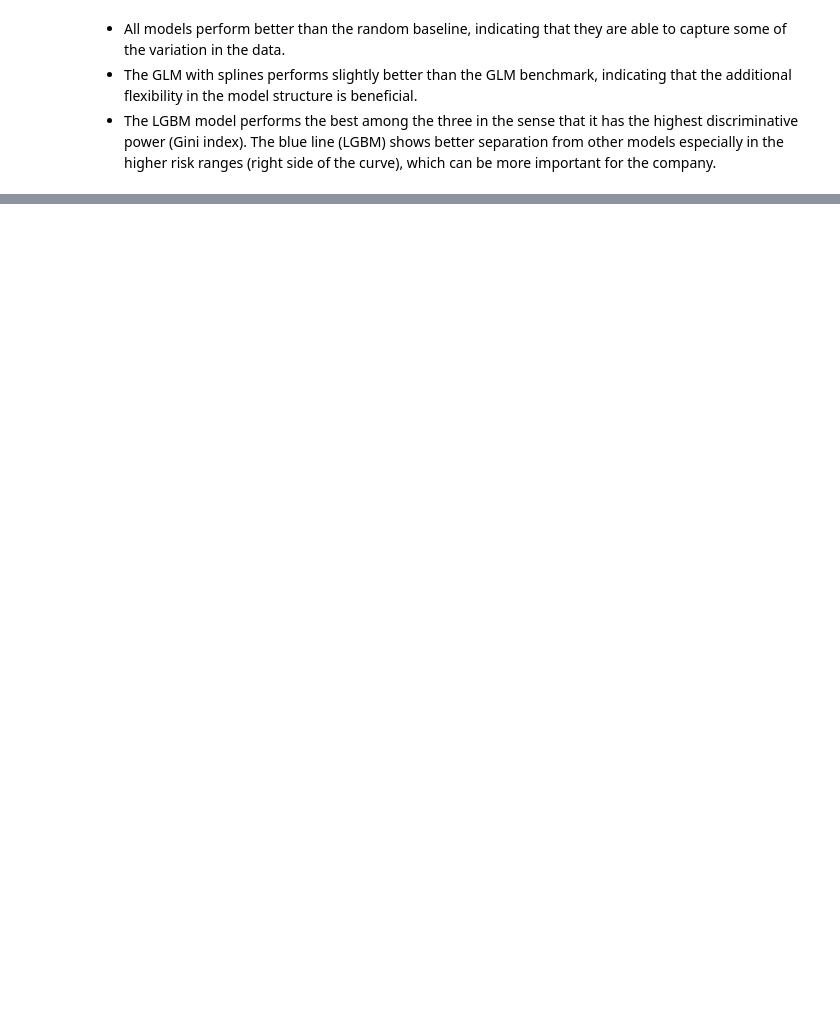
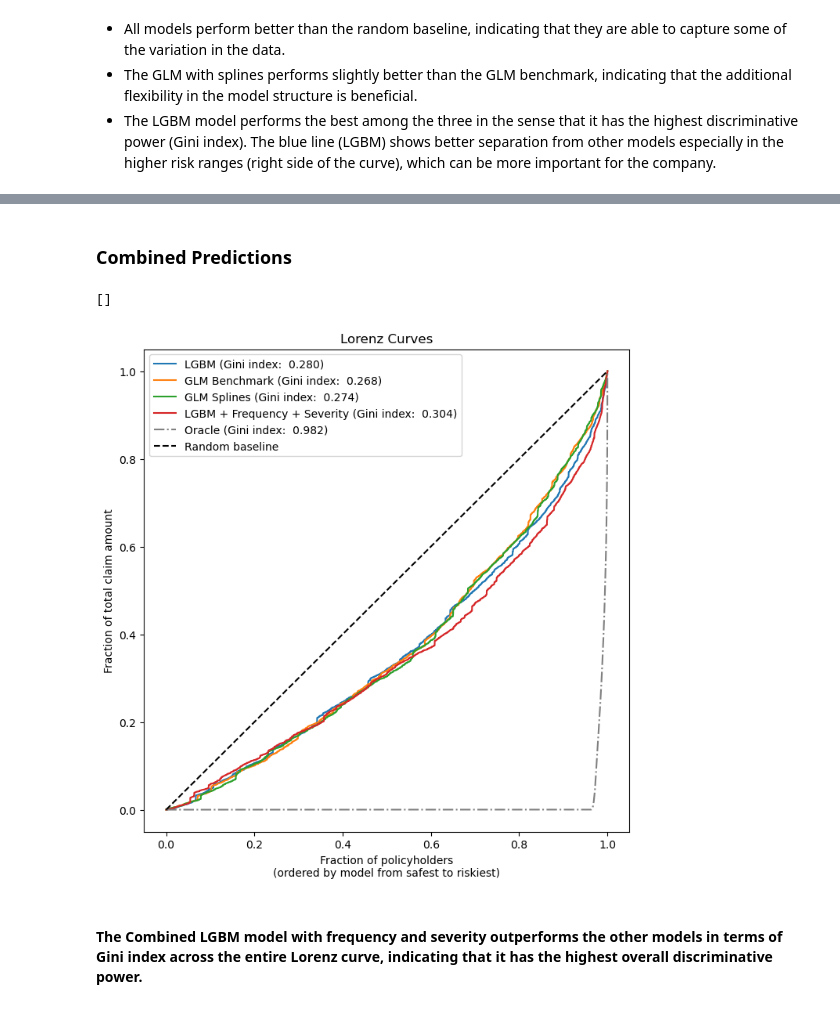
Before and after one commit to charliewarburton/ps3_claims, a Jupyter notebook: ps3/analysis.ipynb, the cells around one changed output, grey strips where cells are left out. Saved outputs shown, nothing was run; the diff lists cells and outputs as text; code cells hidden in the pictures; blank space fills up the shorter version.

```diff
--- a/ps3/analysis.ipynb
+++ b/ps3/analysis.ipynb
@@ -331,7 +331,7 @@ for n_knots in knots_range:
 
     model = Pipeline([
         ("preprocessor", preprocessor),
-        ("estimate", GeneralizedLinearRegressor(family=TweedieDist, l1_ratio=1, fit_intercept=True, max_iter=1000))
+        ("estimate", GeneralizedLinearRegressor(family=TweedieDist, l1_ratio=1, fit_intercept=True, max_iter=1000, verbose=False))
     ])
 
     # Fit model and get predictions
@@ -371,7 +371,7 @@ model_pipeline_lgbm = Pipeline([
         objective='tweedie',  # Using tweedie objective for insurance claims
         tweedie_variance_power=1.5,  # Common value for insurance claims
         n_estimators=50,
-        learning_rate=0.05
+        learning_rate=0.1
     ))
 ])
 
@@ -520,0 +549,4 @@ plt.plot()
+# %%
+z = df['ClaimNb'].values
+weight_freq = df['Exposure'].values
+y_freq = z / weight # claims frequency
@@ -520,0 +671,49 @@ plt.plot()
+# %% [markdown]
+### Combined Predictions
+# %%
+# Combined predictions
+df_test['freq_pred'] = f_lgbm.predict(df_test[predictors])
+df_test['sev_pred'] = s_lgbm.predict(df_test[predictors])
+df_test['pp_t_lgbm_freq_sev'] = df_test['freq_pred'] * df_test['sev_pred']
+
+df_train['freq_pred'] = f_lgbm.predict(df_train[predictors])
+df_train['sev_pred'] = s_lgbm.predict(df_train[predictors])
+df_train['pp_t_lgbm_freq_sev'] = df_train['freq_pred'] * df_train['sev_pred']
+# %%
+fig, ax = plt.subplots(figsize=(8, 8))
+
+for label, y_pred in [
+    ("LGBM", df_test["pp_t_lgbm"]),
+    ("GLM Benchmark", df_test["pp_t_glm1"]),
+    ("GLM Splines", df_test["pp_t_glm2"]),
+    ("LGBM + Frequency + Severity", df_test["pp_t_lgbm_freq_sev"]),
+]:
+    ordered_samples, cum_claims = lorenz_curve(
+        df_test["PurePremium"], y_pred, df_test["Exposure"]
+    )
+    gini = 1 - 2 * auc(ordered_samples, cum_claims)
+    label += f" (Gini index: {gini: .3f})"
+    ax.plot(ordered_samples, cum_claims, linestyle="-", label=label)
+
+# Oracle model: y_pred == y_test
+ordered_samples, cum_claims = lorenz_curve(
+    df_test["PurePremium"], df_test["PurePremium"], df_test["Exposure"]
+)
+gini = 1 - 2 * auc(ordered_samples, cum_claims)
+label = f"Oracle (Gini index: {gini: .3f})"
+ax.plot(ordered_samples, cum_claims, linestyle="-.", color="gray", label=label)
+
+# Random baseline
+ax.plot([0, 1], [0, 1], linestyle="--", color="black", label="Random baseline")
+ax.set(
+    title="Lorenz Curves",
+    xlabel="Fraction of policyholders\n(ordered by model from safest to riskiest)",
+    ylabel="Fraction of total claim amount",
+)
+ax.legend(loc="upper left")
+plt.plot()
+# %% [output]
+[]
+[figure, added]
+# %% [markdown]
+#### The Combined LGBM model with frequency and severity outperforms the other models in terms of Gini index across the entire Lorenz curve, indicating that it has the highest overall discriminative power.
```
Also changed, not shown: parts of 23 cells of this notebook.
